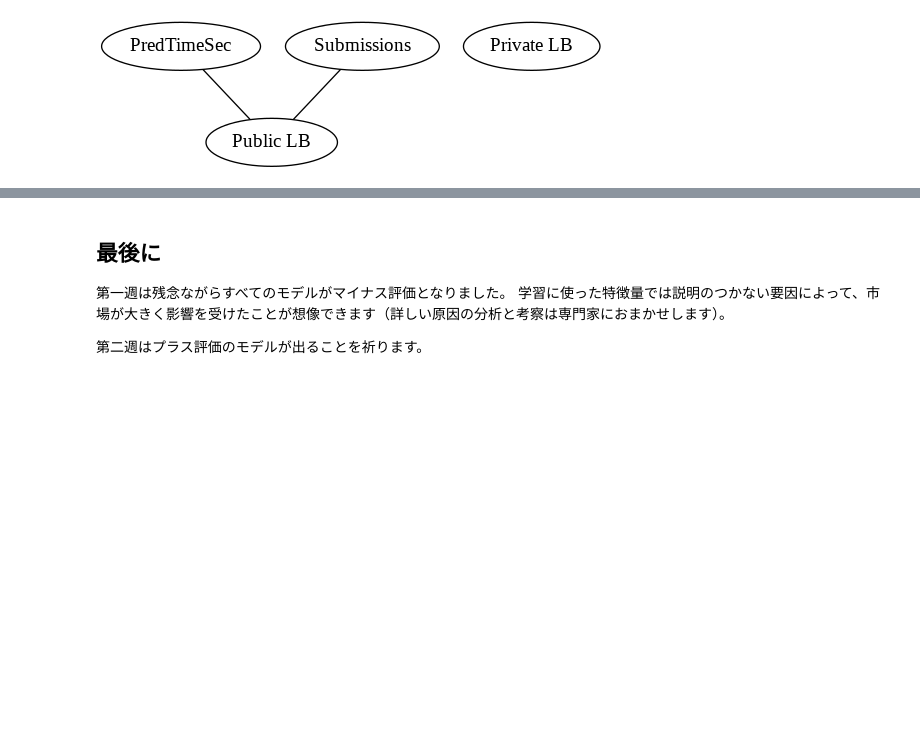
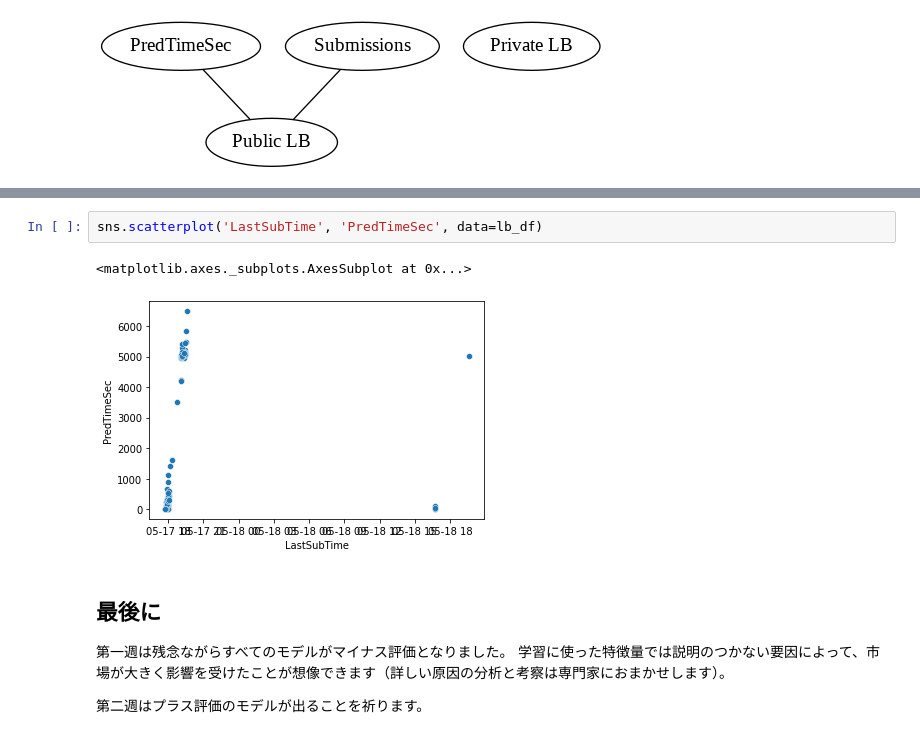
Before and after one commit to bilzard/JQuants-news, a Jupyter notebook: Ex01_JQuants_news_evaluation_1st_week.ipynb, the cells around one changed output, grey strips where cells are left out. Saved outputs shown, nothing was run; the diff lists cells and outputs as text; blank space fills up the shorter version.

```diff
--- a/Ex01_JQuants_news_evaluation_1st_week.ipynb
+++ b/Ex01_JQuants_news_evaluation_1st_week.ipynb
@@ -229,3 +235,8 @@ draw_graph(pg.pcorr(df), threshold)
+# %%
+sns.scatterplot('LastSubTime', 'PredTimeSec', data=lb_df)
+# %% [output]
+<matplotlib.axes._subplots.AxesSubplot at 0x...>
+[figure, added]
 # %% [markdown]
 ## 最後に
 
```
Also changed, not shown: parts of 3 cells of this notebook.
